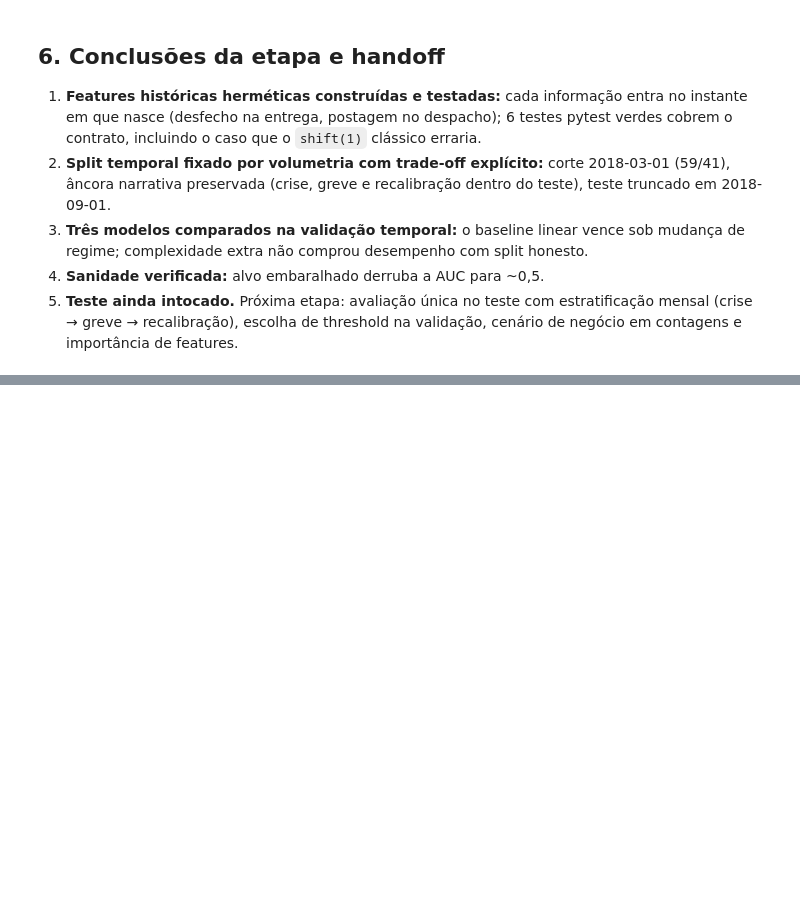
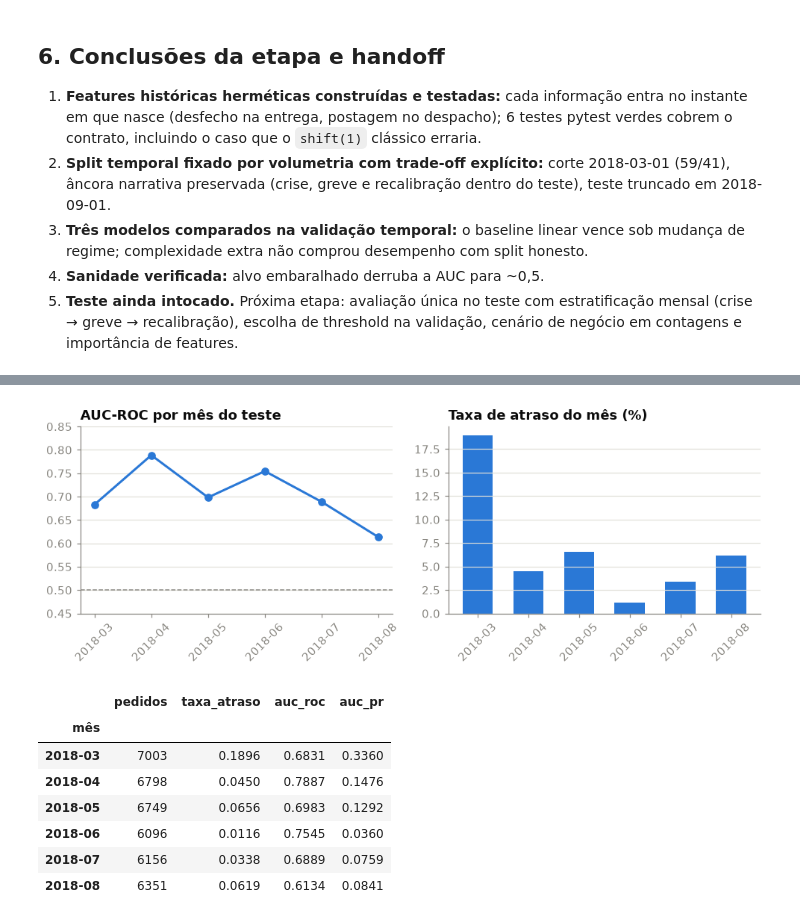
Before and after one commit to tf-ferreira/olist-delivery-delay-prediction, a Jupyter notebook: notebooks/03_modeling.ipynb, the cells around one changed output, grey strips where cells are left out. Cells and saved outputs as stored; diff of their text form; code cells hidden in the pictures; blank space fills up the shorter version.

```diff
--- a/notebooks/03_modeling.ipynb
+++ b/notebooks/03_modeling.ipynb
@@ -238,0 +307,13 @@ split_config.json salvo: {'cut': '2018-03-01', 'test_end': '2018-09-01', 'val_st
+# %%
+finalists = {
+    row["família"]: fitted[(row["família"], row["hiperparâmetros"])]
+    for _, row in best.iterrows()
+}
+alert_rates = {
+    fam: float(ops_by_model[fam].loc["equilibrado", "alert_rate_val"])
+    for fam in finalists
+}
+X_test, y_test = test[FEATURES], test[TARGET]
+
+comparison = final_comparison(finalists, alert_rates, X_test, y_test)
+comparison.round(4)
@@ -238,0 +338,28 @@ split_config.json salvo: {'cut': '2018-03-01', 'test_end': '2018-09-01', 'val_st
+# %%
+proba_test = finalists[CHAMPION].predict_proba(X_test)[:, 1]
+monthly = monthly_stratification(test, proba_test)
+
+fig, (ax1, ax2) = plt.subplots(1, 2, figsize=(9, 3.4))
+x = range(len(monthly))
+ax1.plot(x, monthly["auc_roc"], color=ACCENT, linewidth=2, marker="o")
+ax1.axhline(0.5, color=GRAY, linewidth=1, linestyle="--")
+ax1.set_xticks(x, monthly.index, rotation=45)
+ax1.set_title("AUC-ROC por mês do teste")
+ax1.set_ylim(0.45, 0.85)
+ax2.bar(x, 100 * monthly["taxa_atraso"], color=ACCENT, width=0.6)
+ax2.set_xticks(x, monthly.index, rotation=45)
+ax2.set_title("Taxa de atraso do mês (%)")
+plt.tight_layout()
+plt.show()
+
+monthly.round(4)
+# %% [output]
+[figure, added]
+|  | pedidos | taxa_atraso | auc_roc | auc_pr |
+| mês |  |  |  |  |
+| 2018-03 | 7003 | 0.1896 | 0.6831 | 0.3360 |
+| 2018-04 | 6798 | 0.0450 | 0.7887 | 0.1476 |
+| 2018-05 | 6749 | 0.0656 | 0.6983 | 0.1292 |
+| 2018-06 | 6096 | 0.0116 | 0.7545 | 0.0360 |
+| 2018-07 | 6156 | 0.0338 | 0.6889 | 0.0759 |
+| 2018-08 | 6351 | 0.0619 | 0.6134 | 0.0841 |
```
Also changed, not shown: parts of 18 cells of this notebook, 1 other file.
